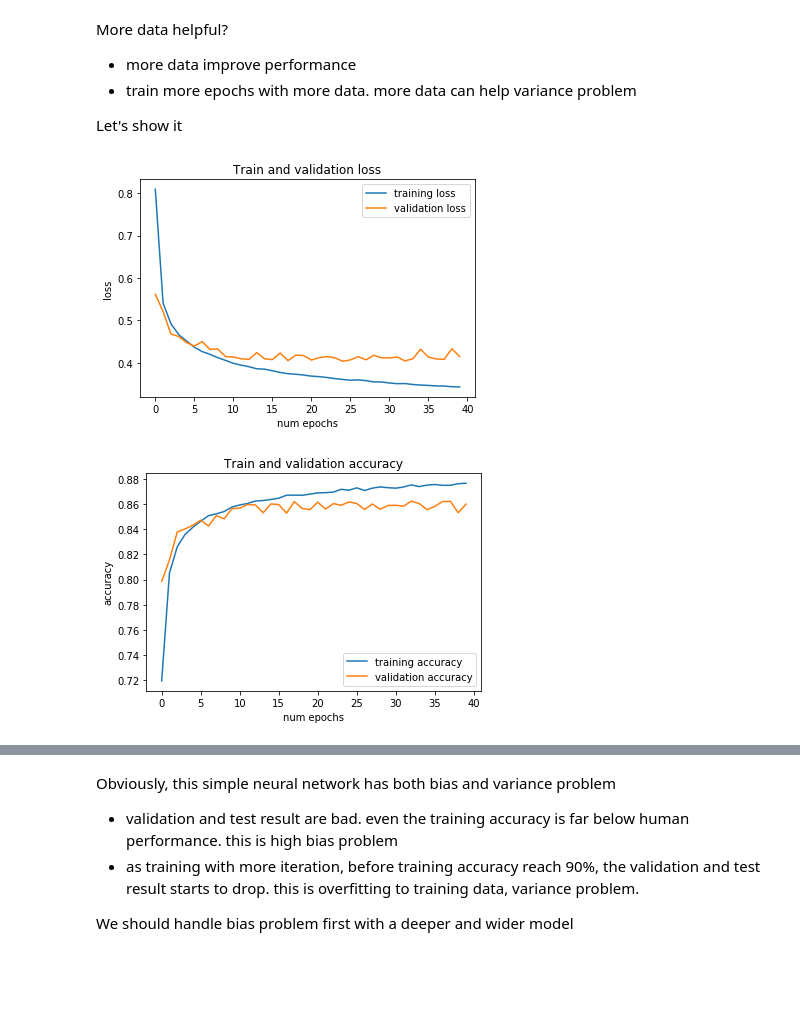
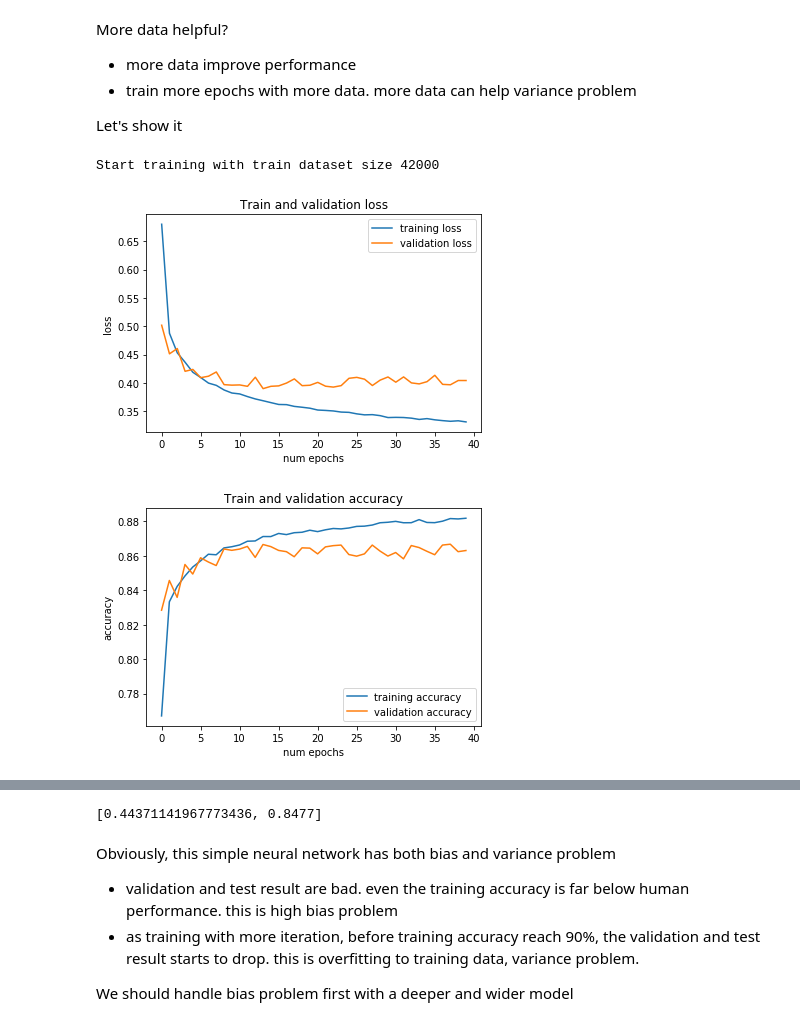
Before and after one commit to lucius-yu/colab-tutorial, a Jupyter notebook: simple_dnn.ipynb, the cells around one changed output, grey strips where cells are left out. Saved outputs shown, nothing was run; the diff lists cells and outputs as text; code cells hidden in the pictures; blank space fills up the shorter version.

```diff
--- a/simple_dnn.ipynb
+++ b/simple_dnn.ipynb
@@ -120,16 +119,19 @@ Let's show it
 # %%
 # build the model
 snn_model = get_model()
 
 # train the model
+train_size=int(X_train.shape[0])
+print("Start training with train dataset size {}".format(train_size))
 history=snn_model.fit(X_train, y_train, validation_data=(X_valid, y_valid), verbose=0, epochs=40)
 
 # plot the reult
 plot_loss(history)
 plot_acc(history)
 
 # evaluate on test data
 snn_model.evaluate(test_images, test_labels)
 # %% [output]
+Start training with train dataset size 42000
-[figure, old version]
+[figure, new version]
-[figure, old version]
+[figure, new version]
@@ -138,3 +139,4 @@ snn_model.evaluate(test_images, test_labels)
+[0.44371141967773436, 0.8477]
 # %% [markdown]
 Obviously, this simple neural network has both bias and variance problem
 
```
Also changed, not shown: parts of 4 cells of this notebook.
